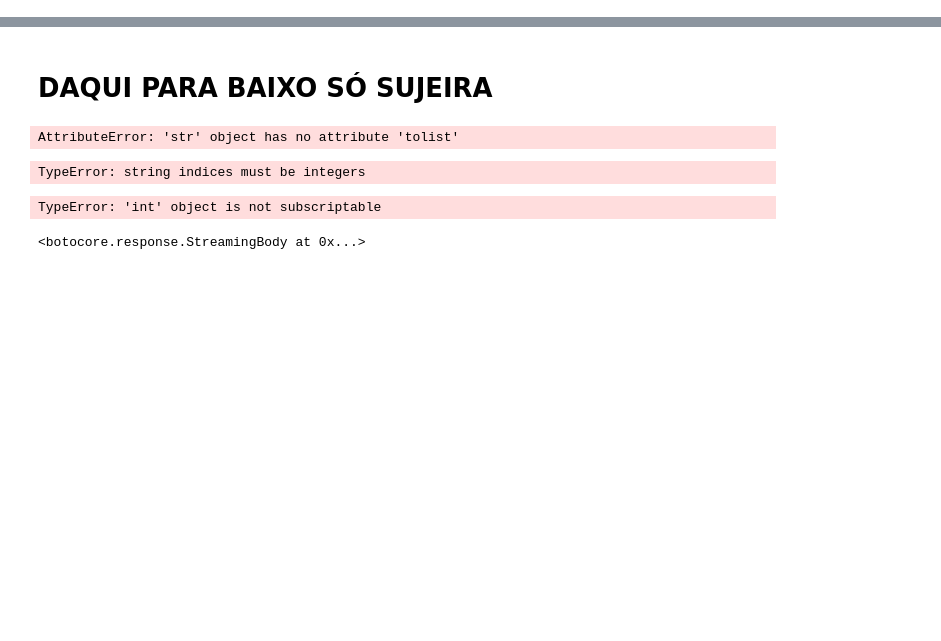
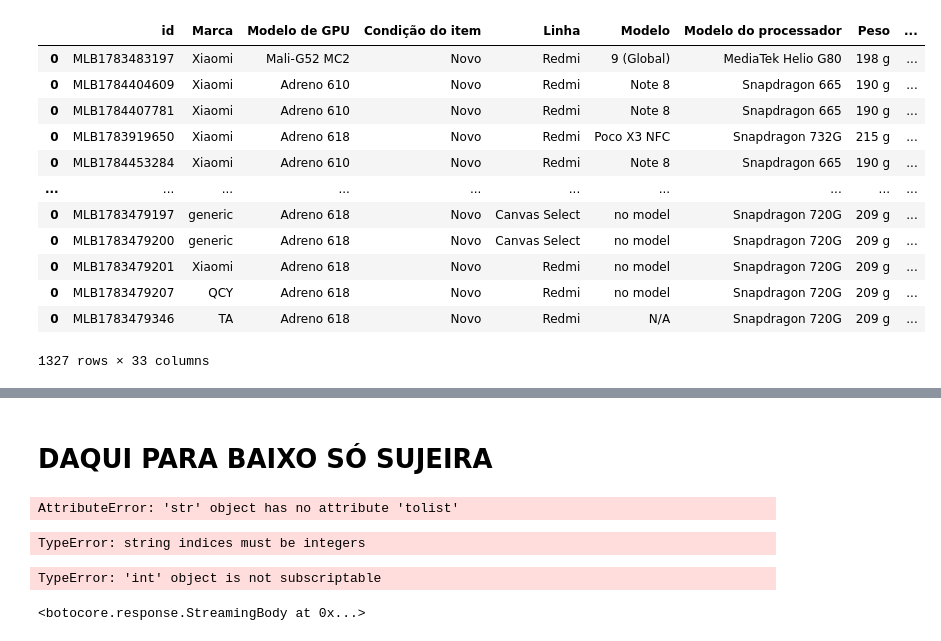
Before and after one commit to lucasobispo/precificacao_mercadolivre_tcc, a Jupyter notebook: Jupyer-Notebooks/Modelagem.ipynb, the cells around one changed output, grey strips where cells are left out. Drawn from its saved outputs; the diff is of its cells as text; code cells hidden in the pictures; blank space fills up the shorter version.

Commit message:
Atualização modelagem de dados

```diff
--- a/Jupyer-Notebooks/Modelagem.ipynb
+++ b/Jupyer-Notebooks/Modelagem.ipynb
@@ -63,0 +68,34 @@ KeyboardInterrupt:
+# %%
+#filtra
+df_atributes_unmodified = base_juntada[['id', 'attributes']]
+
+#transforma para JSON
+df_atributes_unmodified.reset_index(inplace=True) #para transformar é necessario ter index
+json_atributes_unmodified = df_atributes_unmodified.to_json()
+
+#pega todos os itens dentro de atributes e cria uma coluna ('name') com o valor ('value_name') ambos campos presentes nos itens
+import json
+import re
+json_atributes = json.loads(json_atributes_unmodified)
+
+row = {}
+df_atributes = pd.DataFrame()
+i = 0
+for d in json_atributes['index']:
+    row['id'] = json_atributes['id'][d]
+    p = re.compile('((?<={)\s*\'|(?<=,)\s*\'|\'\s*(?=:)|(?<=:)\s*\'|\'\s*(?=,)|\'\s*(?=}))')
+    atributos =  json_atributes['attributes'][d]
+    atributos = atributos.replace('"', "'")
+    atributos_re = p.sub('"', atributos)
+    atributos_re = atributos_re.replace('None', "\"\"")
+    for a in json.loads(atributos_re):
+        if a == None: pass
+        row[a['name']] = [a['value_name']]
+        row_pd = pd.DataFrame(row)
+        row_pd
+    i+=1
+    print(i)
+    df_atributes = df_atributes.append(row_pd)
+
+#join com o 'id'
+base_juntada_atributes = pd.merge(base_juntada, df_atributes, on=["id"])
@@ -63,0 +121,16 @@ KeyboardInterrupt:
+# %%
+df_atributes
+# %% [output]
+|  | id | Marca | Modelo de GPU | Condição do item | Linha | Modelo | Modelo do processador | Peso | ... |
+| 0 | MLB1783483197 | Xiaomi | Mali-G52 MC2 | Novo | Redmi | 9 (Global) | MediaTek Helio G80 | 198 g | ... |
+| 0 | MLB1784404609 | Xiaomi | Adreno 610 | Novo | Redmi | Note 8 | Snapdragon 665 | 190 g | ... |
+| 0 | MLB1784407781 | Xiaomi | Adreno 610 | Novo | Redmi | Note 8 | Snapdragon 665 | 190 g | ... |
+| 0 | MLB1783919650 | Xiaomi | Adreno 618 | Novo | Redmi | Poco X3 NFC | Snapdragon 732G | 215 g | ... |
+| 0 | MLB1784453284 | Xiaomi | Adreno 610 | Novo | Redmi | Note 8 | Snapdragon 665 | 190 g | ... |
+| ... | ... | ... | ... | ... | ... | ... | ... | ... | ... |
+| 0 | MLB1783479197 | generic | Adreno 618 | Novo | Canvas Select | no model | Snapdragon 720G | 209 g | ... |
+| 0 | MLB1783479200 | generic | Adreno 618 | Novo | Canvas Select | no model | Snapdragon 720G | 209 g | ... |
+| 0 | MLB1783479201 | Xiaomi | Adreno 618 | Novo | Redmi | no model | Snapdragon 720G | 209 g | ... |
+| 0 | MLB1783479207 | QCY | Adreno 618 | Novo | Redmi | no model | Snapdragon 720G | 209 g | ... |
+| 0 | MLB1783479346 | TA | Adreno 618 | Novo | Redmi | N/A | Snapdragon 720G | 209 g | ... |
+1327 rows × 33 columns
```
Also changed, not shown: parts of 18 cells of this notebook.
